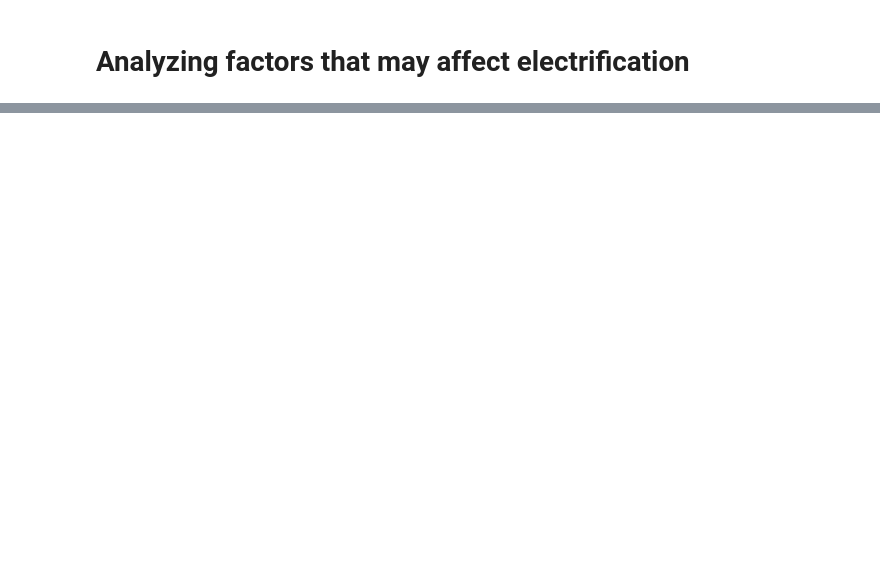
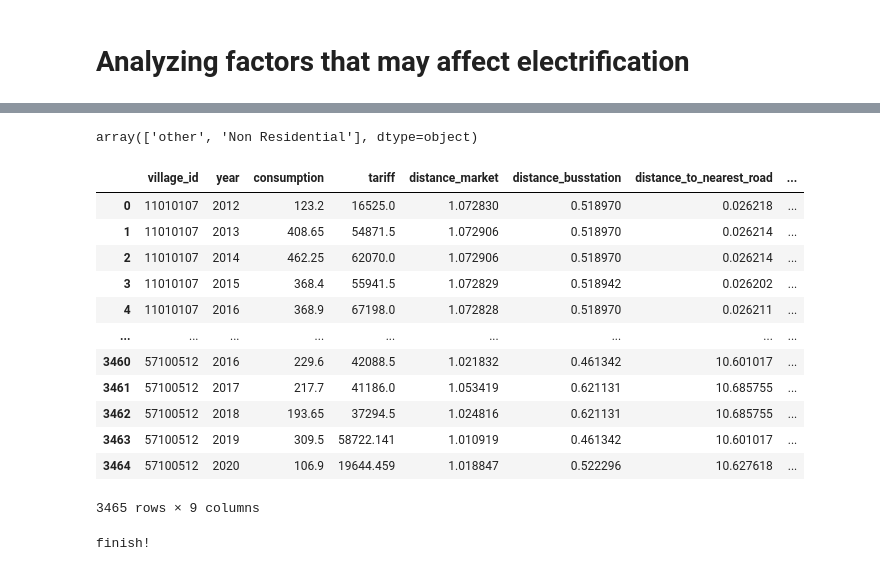
Before and after one commit to ekohgenius/phd_research_rwanda_analysis, a Jupyter notebook: analysis.ipynb, the cells around one changed output, grey strips where cells are left out. Cells and saved outputs as stored; diff of their text form; code cells hidden in the pictures; blank space fills up the shorter version.

```diff
--- a/analysis.ipynb
+++ b/analysis.ipynb
@@ -233,0 +458,5 @@ create_scatterplot(df_merge_sector_asset, "asset_wealth_index", "Asset Wealth")
+# %%
+combined_data = combined_data[combined_data["connection_type"] != "Residential"]
+combined_data.connection_type.unique()
+# %% [output]
+array(['other', 'Non Residential'], dtype=object)
@@ -233,0 +552,50 @@ create_scatterplot(df_merge_sector_asset, "asset_wealth_index", "Asset Wealth")
+# %%
+test_combined["distance_banks"] = test_combined.apply(lambda row: find_nearest_shop_distance(row, bank_tree), axis=1)
+
+village_distance_to_banks = test_combined.groupby(["village_id", "transaction_date"]).agg({
+    "distance_banks": "median"
+}).reset_index()
+# %%
+consumption_non_res_df = pd.merge(consumption_non_res_df, tarrif_non_res_df, right_on=["village_id", "date"], left_on=["village_id", "date"])
+# %%
+consumption_non_res_df['date'] = consumption_non_res_df['date'].astype('object')
+consumption_non_res_df['village_id'] = consumption_non_res_df['village_id'].astype('str')
+tarrif_non_res_df['date'] = tarrif_non_res_df['date'].astype('object')
+tarrif_non_res_df['village_id'] = tarrif_non_res_df['village_id'].astype('str')
+village_distance_to_market['transaction_date'] = village_distance_to_market['transaction_date'].astype('str')
+village_distance_to_busstation['transaction_date'] = village_distance_to_busstation['transaction_date'].astype('str')
+village_distance_to_nearest_road['transaction_date'] = village_distance_to_nearest_road['transaction_date'].astype('str')
+village_distance_to_school['transaction_date'] = village_distance_to_school['transaction_date'].astype('str')
+village_distance_to_banks['transaction_date'] = village_distance_to_banks['transaction_date'].astype('str')
+# %%
+final_non_res_df = pd.merge(pd.merge(pd.merge(pd.merge(pd.merge(consumption_non_res_df,
+                    village_distance_to_market, left_on=["village_id", "date"],
+                    right_on=["village_id", "transaction_date"]).drop(columns=["transaction_date"]),
+                    village_distance_to_busstation, left_on=["village_id", "date"],
+                     right_on=["village_id", "transaction_date"]).drop(columns=["transaction_date"]),
+    village_distance_to_nearest_road, left_on=["village_id", "date"],
+                     right_on=["village_id", "transaction_date"]).drop(columns=["transaction_date"]),
+    village_distance_to_school, left_on=["village_id", "date"],
+                     right_on=["village_id", "transaction_date"]).drop(columns=["transaction_date"]),
+    village_distance_to_banks, left_on=["village_id", "date"],
+                     right_on=["village_id", "transaction_date"]).drop(columns=["transaction_date"])
+
+
+final_non_res_df = final_non_res_df.rename(columns={"date":"year"})
+final_non_res_df["year"] = final_non_res_df["year"].astype("str")
+# %%
+final_non_res_df
+# %% [output]
+|  | village_id | year | consumption | tariff | distance_market | distance_busstation | distance_to_nearest_road | ... |
+| 0 | 11010107 | 2012 | 123.2 | 16525.0 | 1.072830 | 0.518970 | 0.026218 | ... |
+| 1 | 11010107 | 2013 | 408.65 | 54871.5 | 1.072906 | 0.518970 | 0.026214 | ... |
+| 2 | 11010107 | 2014 | 462.25 | 62070.0 | 1.072906 | 0.518970 | 0.026214 | ... |
+| 3 | 11010107 | 2015 | 368.4 | 55941.5 | 1.072829 | 0.518942 | 0.026202 | ... |
+| 4 | 11010107 | 2016 | 368.9 | 67198.0 | 1.072828 | 0.518970 | 0.026211 | ... |
+| ... | ... | ... | ... | ... | ... | ... | ... | ... |
+| 3460 | 57100512 | 2016 | 229.6 | 42088.5 | 1.021832 | 0.461342 | 10.601017 | ... |
+| 3461 | 57100512 | 2017 | 217.7 | 41186.0 | 1.053419 | 0.621131 | 10.685755 | ... |
+| 3462 | 57100512 | 2018 | 193.65 | 37294.5 | 1.024816 | 0.621131 | 10.685755 | ... |
+| 3463 | 57100512 | 2019 | 309.5 | 58722.141 | 1.010919 | 0.461342 | 10.601017 | ... |
+| 3464 | 57100512 | 2020 | 106.9 | 19644.459 | 1.018847 | 0.522296 | 10.627618 | ... |
+3465 rows × 9 columns
@@ -233,0 +610,4 @@ create_scatterplot(df_merge_sector_asset, "asset_wealth_index", "Asset Wealth")
+# %%
+print("finish!")
+# %% [output]
+finish!
```
Also changed, not shown: parts of 46 cells of this notebook, 1 other file.
